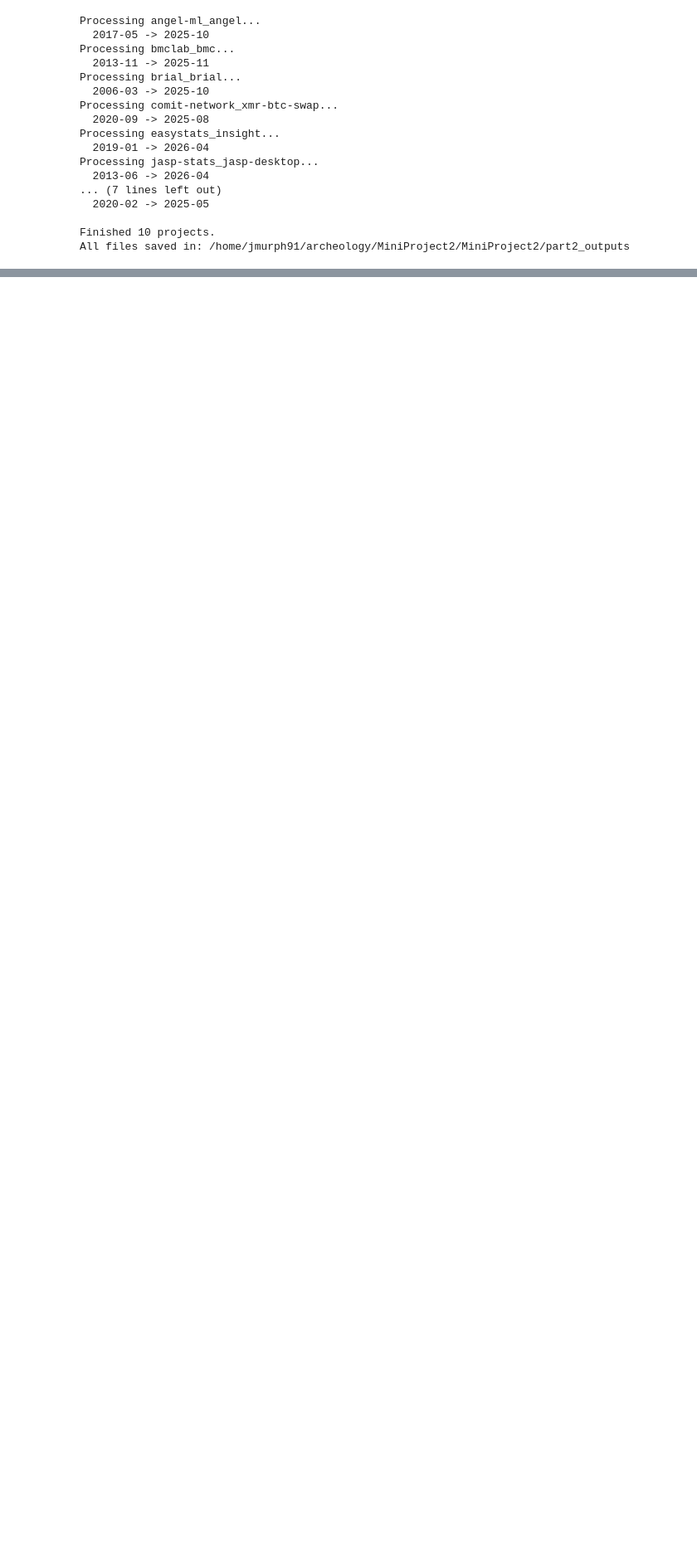
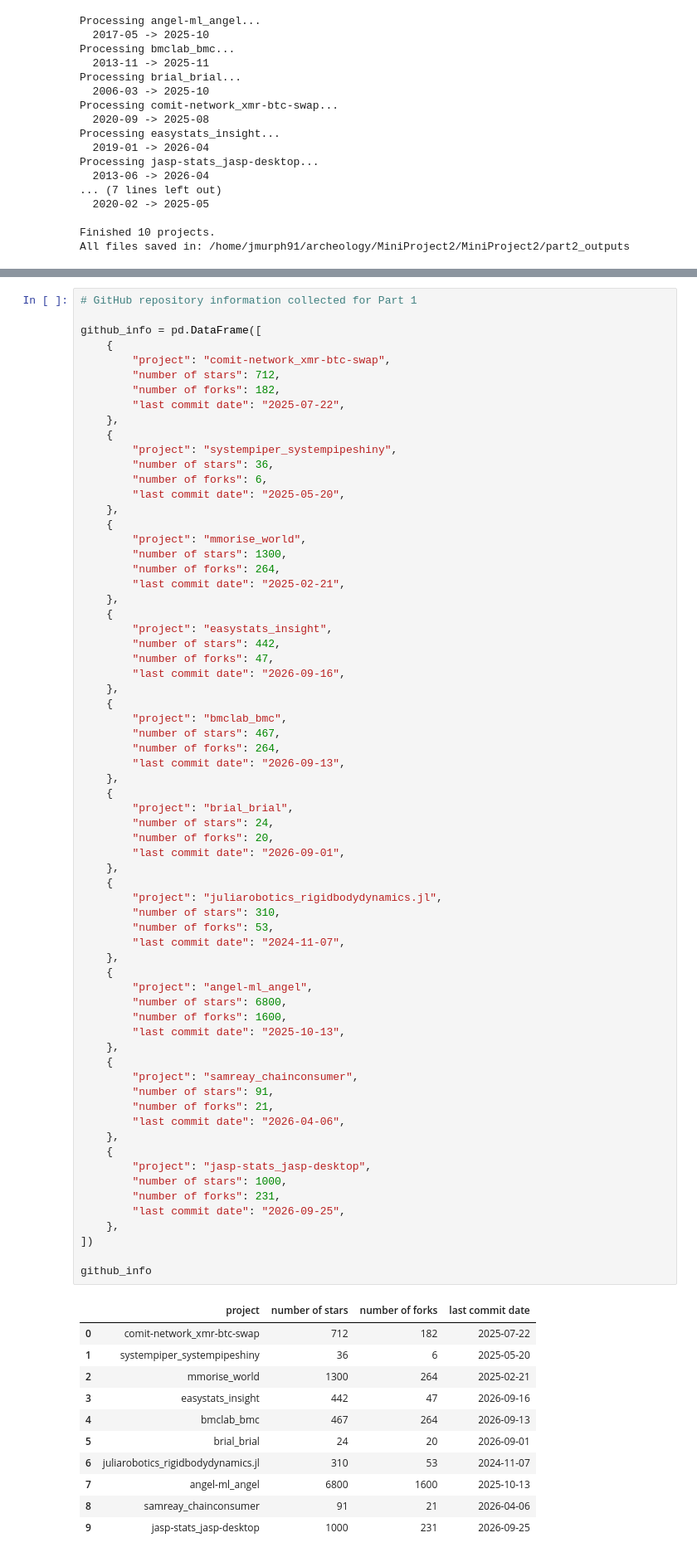
Before and after one commit to Jackson-Murphy04/MiniProject2, a Jupyter notebook: jmurph91_part2.ipynb, the cells around one changed output, grey strips where cells are left out. Shown at 83% size. Saved outputs shown, nothing was run; the diff lists cells and outputs as text; blank space fills up the shorter version.

```diff
--- a/jmurph91_part2.ipynb
+++ b/jmurph91_part2.ipynb
@@ -389,6 +389,85 @@ jmurph91_timeseries_juliarobotics_rigidbodydynamics.jl.png
 jmurph91_timeseries_mmorise_world.png
 jmurph91_timeseries_samreay_chainconsumer.png
 jmurph91_timeseries_systempiper_systempipeshiny.png
+# %%
+# GitHub repository information collected for Part 1
+
+github_info = pd.DataFrame([
+    {
+        "project": "comit-network_xmr-btc-swap",
+        "number of stars": 712,
+        "number of forks": 182,
+        "last commit date": "2025-07-22",
+    },
+    {
+        "project": "systempiper_systempipeshiny",
+        "number of stars": 36,
+        "number of forks": 6,
+        "last commit date": "2025-05-20",
+    },
+    {
+        "project": "mmorise_world",
+        "number of stars": 1300,
+        "number of forks": 264,
+        "last commit date": "2025-02-21",
+    },
+    {
+        "project": "easystats_insight",
+        "number of stars": 442,
+        "number of forks": 47,
+        "last commit date": "2026-09-16",
+    },
+    {
+        "project": "bmclab_bmc",
+        "number of stars": 467,
+        "number of forks": 264,
+        "last commit date": "2026-09-13",
+    },
+    {
+        "project": "brial_brial",
+        "number of stars": 24,
+        "number of forks": 20,
+        "last commit date": "2026-09-01",
+    },
+    {
+        "project": "juliarobotics_rigidbodydynamics.jl",
+        "number of stars": 310,
+        "number of forks": 53,
+        "last commit date": "2024-11-07",
+    },
+    {
+        "project": "angel-ml_angel",
+        "number of stars": 6800,
+        "number of forks": 1600,
+        "last commit date": "2025-10-13",
+    },
+    {
+        "project": "samreay_chainconsumer",
+        "number of stars": 91,
+        "number of forks": 21,
+        "last commit date": "2026-04-06",
+    },
+    {
+        "project": "jasp-stats_jasp-desktop",
+        "number of stars": 1000,
+        "number of forks": 231,
+        "last commit date": "2026-09-25",
+    },
+])
+
+github_info
+# %% [output]
+|  | project | number of stars | number of forks | last commit date |
+| 0 | comit-network_xmr-btc-swap | 712 | 182 | 2025-07-22 |
+| 1 | systempiper_systempipeshiny | 36 | 6 | 2025-05-20 |
+| 2 | mmorise_world | 1300 | 264 | 2025-02-21 |
+| 3 | easystats_insight | 442 | 47 | 2026-09-16 |
+| 4 | bmclab_bmc | 467 | 264 | 2026-09-13 |
+| 5 | brial_brial | 24 | 20 | 2026-09-01 |
+| 6 | juliarobotics_rigidbodydynamics.jl | 310 | 53 | 2024-11-07 |
+| 7 | angel-ml_angel | 6800 | 1600 | 2025-10-13 |
+| 8 | samreay_chainconsumer | 91 | 21 | 2026-04-06 |
+| 9 | jasp-stats_jasp-desktop | 1000 | 231 | 2026-09-25 |
 # %%
 project_records = []
 
```
Also changed, not shown: parts of 4 cells of this notebook, 13 other files.
